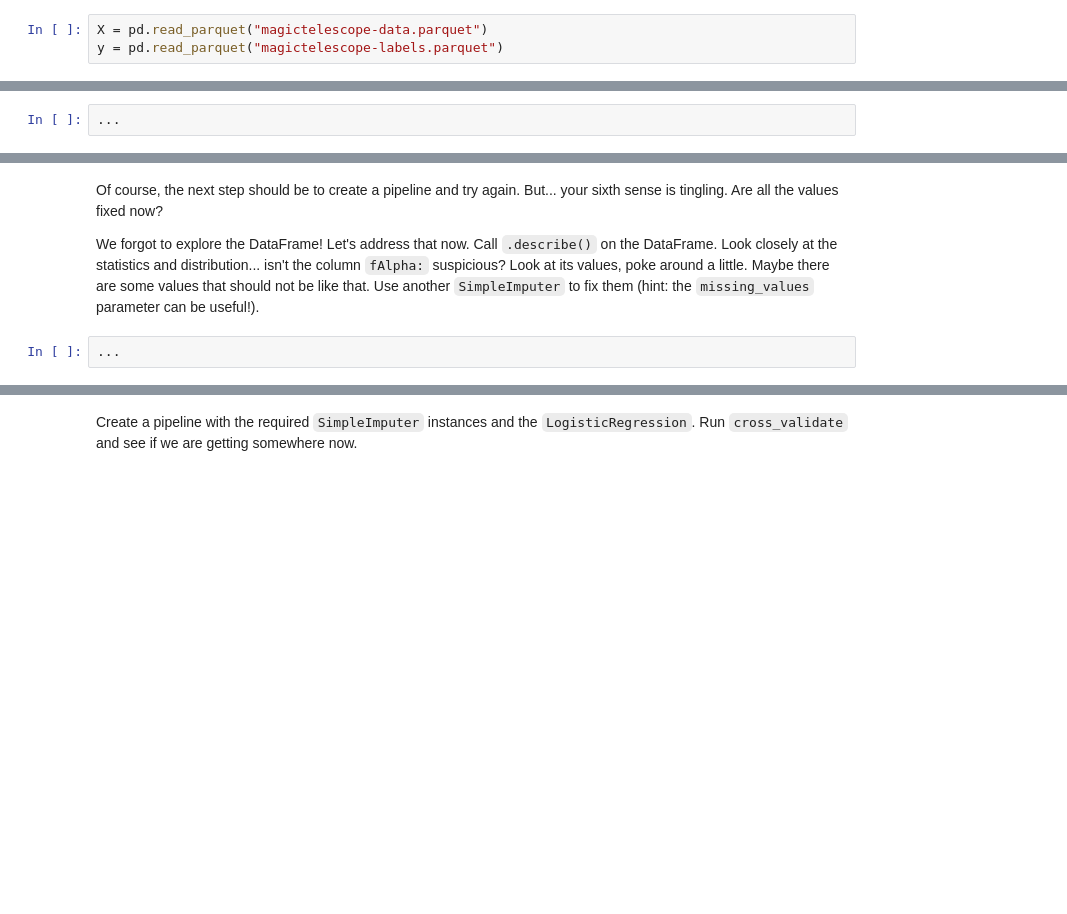
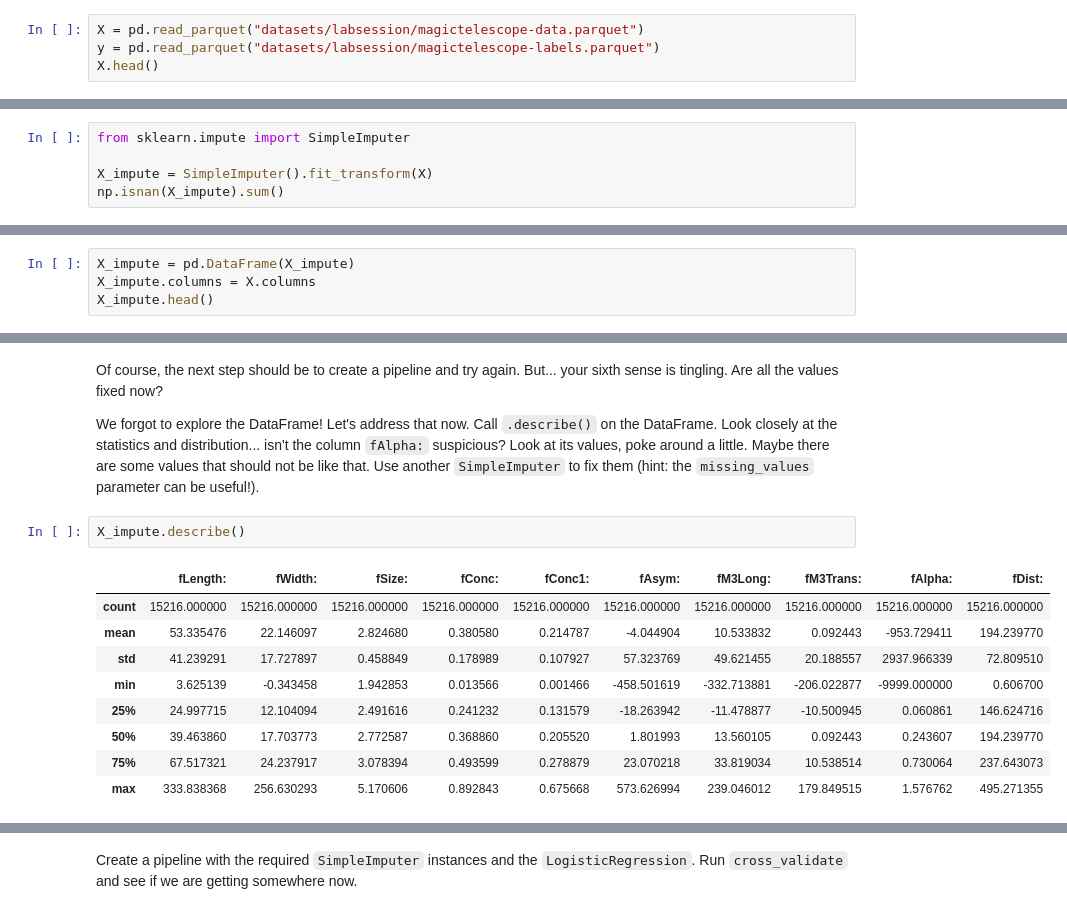
Before and after one commit to id2591/MagicTelescope, a Jupyter notebook: MagicTelescope-labsession.ipynb, the cells around one changed output, grey strips where cells are left out. Cells and saved outputs as stored; diff of their text form; blank space fills up the shorter version.

```diff
--- a/MagicTelescope-labsession.ipynb
+++ b/MagicTelescope-labsession.ipynb
@@ -27,3 +28,4 @@ import pandas as pd
 # %%
-X = pd.read_parquet("magictelescope-data.parquet")
-y = pd.read_parquet("magictelescope-labels.parquet")
+X = pd.read_parquet("datasets/labsession/magictelescope-data.parquet")
+y = pd.read_parquet("datasets/labsession/magictelescope-labels.parquet")
+X.head()
@@ -48,4 +62,7 @@ If you read the error message, scikit-learn is trying to help you by pointing yo
 
 Show that the `SimpleImputer` is working. A simple `.fit_transform()` call is enough, followed by something like `np.isnan(...).sum()` on the result (note that `.fit_transform()` returns a NumPy array; wrap it in a `pd.DataFrame` if you prefer to use `.head()` or `.isna().sum()`).
 # %%
-...
+from sklearn.impute import SimpleImputer
+
+X_impute = SimpleImputer().fit_transform(X)
+np.isnan(X_impute).sum()
@@ -51,0 +71,4 @@ Show that the `SimpleImputer` is working. A simple `.fit_transform()` call is en
+# %%
+X_impute = pd.DataFrame(X_impute)
+X_impute.columns = X.columns
+X_impute.head()
@@ -54,4 +84,14 @@ Of course, the next step should be to create a pipeline and try again. But... yo
 
 We forgot to explore the DataFrame! Let's address that now. Call `.describe()` on the DataFrame. Look closely at the statistics and distribution... isn't the column `fAlpha:` suspicious? Look at its values, poke around a little. Maybe there are some values that should not be like that. Use another `SimpleImputer` to fix them (hint: the `missing_values` parameter can be useful!).
 # %%
-...
+X_impute.describe()
+# %% [output]
+|  | fLength: | fWidth: | fSize: | fConc: | fConc1: | fAsym: | fM3Long: | fM3Trans: | fAlpha: | fDist: |
+| count | 15216.000000 | 15216.000000 | 15216.000000 | 15216.000000 | 15216.000000 | 15216.000000 | 15216.000000 | 15216.000000 | 15216.000000 | 15216.000000 |
+| mean | 53.335476 | 22.146097 | 2.824680 | 0.380580 | 0.214787 | -4.044904 | 10.533832 | 0.092443 | -953.729411 | 194.239770 |
+| std | 41.239291 | 17.727897 | 0.458849 | 0.178989 | 0.107927 | 57.323769 | 49.621455 | 20.188557 | 2937.966339 | 72.809510 |
+| min | 3.625139 | -0.343458 | 1.942853 | 0.013566 | 0.001466 | -458.501619 | -332.713881 | -206.022877 | -9999.000000 | 0.606700 |
+| 25% | 24.997715 | 12.104094 | 2.491616 | 0.241232 | 0.131579 | -18.263942 | -11.478877 | -10.500945 | 0.060861 | 146.624716 |
+| 50% | 39.463860 | 17.703773 | 2.772587 | 0.368860 | 0.205520 | 1.801993 | 13.560105 | 0.092443 | 0.243607 | 194.239770 |
+| 75% | 67.517321 | 24.237917 | 3.078394 | 0.493599 | 0.278879 | 23.070218 | 33.819034 | 10.538514 | 0.730064 | 237.643073 |
+| max | 333.838368 | 256.630293 | 5.170606 | 0.892843 | 0.675668 | 573.626994 | 239.046012 | 179.849515 | 1.576762 | 495.271355 |
```
Also changed, not shown: parts of 15 cells of this notebook.
